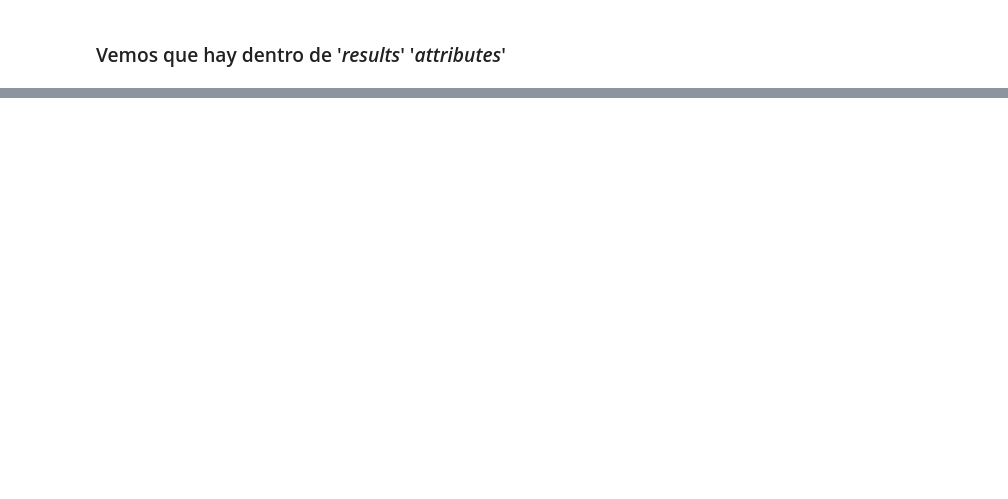
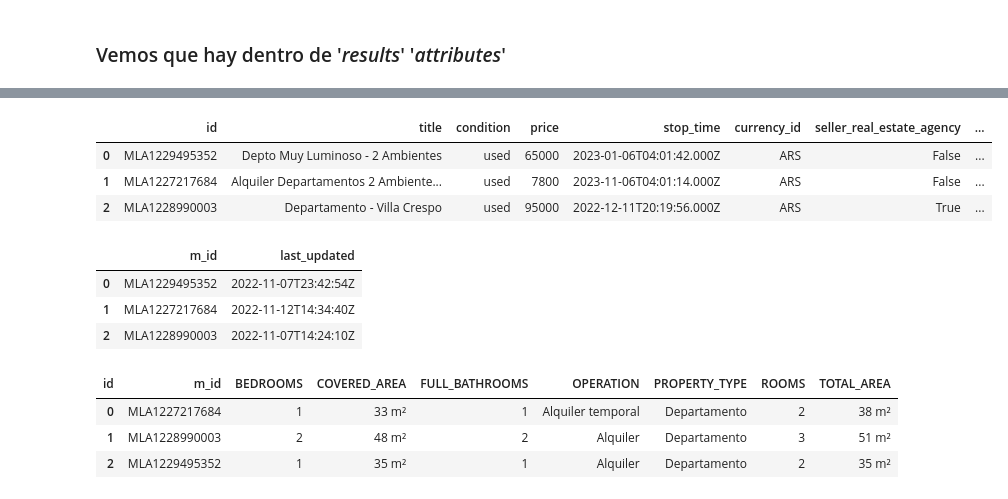
Before and after one commit to clementejose/DataSciences_CoderHouse, a Jupyter notebook: project/Desafio_APIS_JoseClemente.ipynb, the cells around one changed output, grey strips where cells are left out. Cells and saved outputs as stored; diff of their text form; code cells hidden in the pictures; blank space fills up the shorter version.

```diff
--- a/project/Desafio_APIS_JoseClemente.ipynb
+++ b/project/Desafio_APIS_JoseClemente.ipynb
@@ -516,10 +367,0 @@ json.dumps(data['results'][0]['attributes'])
-# %%
-import requests
-import json
-import pandas as pd
-
-url = 'https://api.mercadolibre.com/items/MLA1216652308'
-r = requests.get(url)
-data = json.loads(r.content)
-
-pd.json_normalize(data, 'attributes')[['name', 'value_name']]
@@ -636,0 +416,23 @@ array([False, False, False, False, False, False, False, False, False,
+# %%
+data_col = [
+    'id', 'title', 'condition', 'price', 'stop_time', 'currency_id',
+    'seller_real_estate_agency',
+    'location_country_name', 'location_state_name', 'location_city_name',
+    'location_neighborhood_name', 'location_latitude','location_longitude',
+    ]
+jsnPPcol = [
+    'm_id', 'last_updated',
+    ]
+jsnATTcol = [
+    'PROPERTY_TYPE', 'ROOMS', 'FULL_BATHROOMS',
+     'BEDROOMS', 'OPERATION', 'COVERED_AREA', 'TOTAL_AREA',
+    ]
+# %%
+dd = pd.json_normalize(data, record_path=['results'], sep='_')[data_col]
+# %%
+dd
+# %% [output]
+|  | id | title | condition | price | stop_time | currency_id | seller_real_estate_agency | ... |
+| 0 | MLA1229495352 | Depto Muy Luminoso - 2 Ambientes | used | 65000 | 2023-01-06T04:01:42.000Z | ARS | False | ... |
+| 1 | MLA1227217684 | Alquiler Departamentos 2 Ambiente... | used | 7800 | 2023-11-06T04:01:14.000Z | ARS | False | ... |
+| 2 | MLA1228990003 | Departamento - Villa Crespo | used | 95000 | 2022-12-11T20:19:56.000Z | ARS | True | ... |
@@ -636,0 +445,7 @@ array([False, False, False, False, False, False, False, False, False,
+# %%
+dp
+# %% [output]
+|  | m_id | last_updated |
+| 0 | MLA1229495352 | 2022-11-07T23:42:54Z |
+| 1 | MLA1227217684 | 2022-11-12T14:34:40Z |
+| 2 | MLA1228990003 | 2022-11-07T14:24:10Z |
@@ -636,0 +462,7 @@ array([False, False, False, False, False, False, False, False, False,
+# %%
+da
+# %% [output]
+| id | m_id | BEDROOMS | COVERED_AREA | FULL_BATHROOMS | OPERATION | PROPERTY_TYPE | ROOMS | TOTAL_AREA |
+| 0 | MLA1227217684 | 1 | 33 m² | 1 | Alquiler temporal | Departamento | 2 | 38 m² |
+| 1 | MLA1228990003 | 2 | 48 m² | 2 | Alquiler | Departamento | 3 | 51 m² |
+| 2 | MLA1229495352 | 1 | 35 m² | 1 | Alquiler | Departamento | 2 | 35 m² |
```
Also changed, not shown: parts of 65 cells of this notebook, 2 other files.
